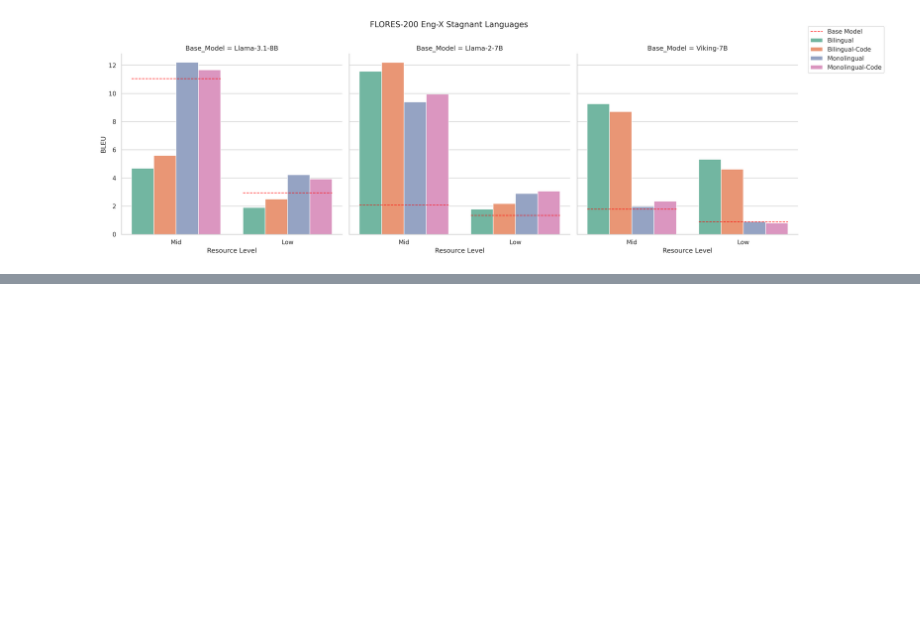
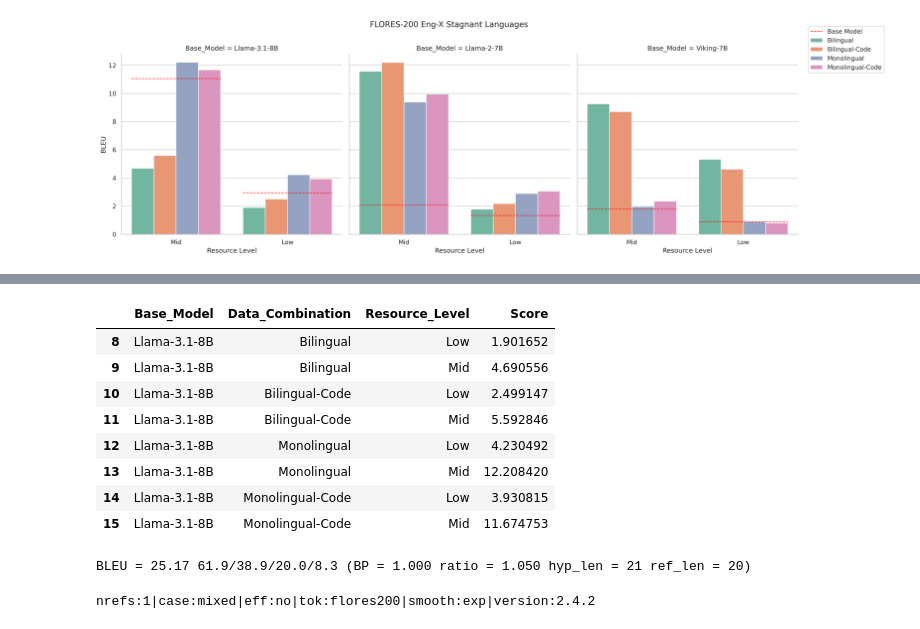
Before and after one commit to MaLA-LM/MixCPT, a Jupyter notebook: evaluation/Visualization/Flores-Eng-X/Stagnant.ipynb, the cells around one changed output, grey strips where cells are left out. Saved outputs shown, nothing was run; the diff lists cells and outputs as text; code cells hidden in the pictures; blank space fills up the shorter version.

```diff
--- a/evaluation/Visualization/Flores-Eng-X/Stagnant.ipynb
+++ b/evaluation/Visualization/Flores-Eng-X/Stagnant.ipynb
@@ -210,0 +315,12 @@ plt.show()
+# %%
+df
+# %% [output]
+|  | Base_Model | Data_Combination | Resource_Level | Score |
+| 8 | Llama-3.1-8B | Bilingual | Low | 1.901652 |
+| 9 | Llama-3.1-8B | Bilingual | Mid | 4.690556 |
+| 10 | Llama-3.1-8B | Bilingual-Code | Low | 2.499147 |
+| 11 | Llama-3.1-8B | Bilingual-Code | Mid | 5.592846 |
+| 12 | Llama-3.1-8B | Monolingual | Low | 4.230492 |
+| 13 | Llama-3.1-8B | Monolingual | Mid | 12.208420 |
+| 14 | Llama-3.1-8B | Monolingual-Code | Low | 3.930815 |
+| 15 | Llama-3.1-8B | Monolingual-Code | Mid | 11.674753 |
@@ -210,0 +337,8 @@ plt.show()
+# %%
+bleu.corpus_score(sys, refs)
+# %% [output]
+BLEU = 25.17 61.9/38.9/20.0/8.3 (BP = 1.000 ratio = 1.050 hyp_len = 21 ref_len = 20)
+# %%
+bleu.get_signature()
+# %% [output]
+nrefs:1|case:mixed|eff:no|tok:flores200|smooth:exp|version:2.4.2
```
Also changed, not shown: parts of 3 cells of this notebook, 8 other files.
